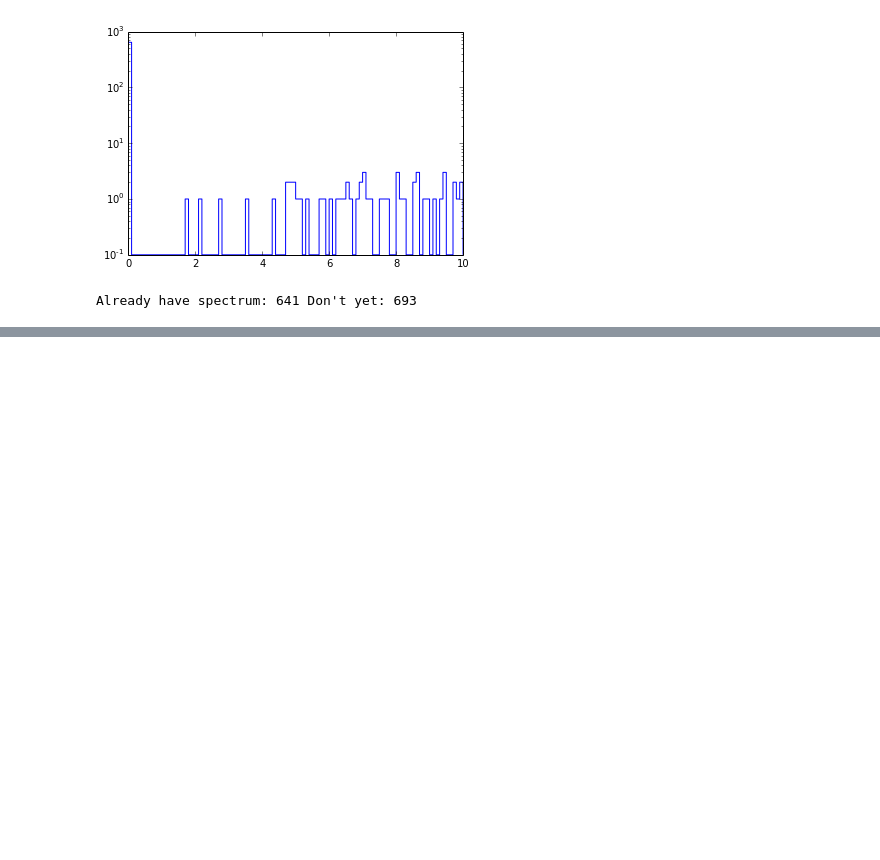
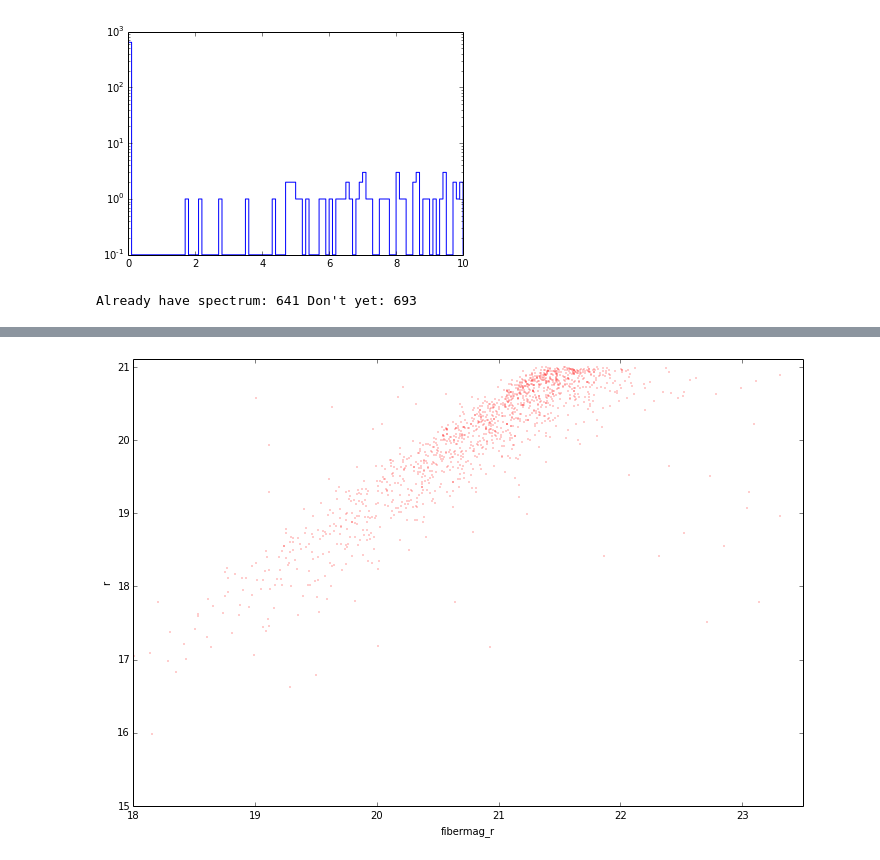
Before and after one commit to sagasurvey/erik, a Jupyter notebook: ipython_notebooks/2014May-MMTHecto.ipynb, the cells around one changed output, grey strips where cells are left out. Drawn from its saved outputs; the diff is of its cells as text; code cells hidden in the pictures; blank space fills up the shorter version.

```diff
--- a/ipython_notebooks/2014May-MMTHecto.ipynb
+++ b/ipython_notebooks/2014May-MMTHecto.ipynb
@@ -34,8 +34,8 @@ len(targs)
 Removing 179 objects at high z, keeping 4 (total of 43128 objects)
 1343
 # %%
-targs = targs[targs['fibermag_r']<23]
-len(targs)
+targs_fibcut = targs[targs['fibermag_r']<23]
+len(targs_fibcut)
 # %% [output]
 1334
 # %%
@@ -74,0 +106,9 @@ Already have spectrum: 641 Don't yet: 693
+# %%
+figure(figsize=(12,8))
+plot(targs['fibermag_r'],targs['r'],'.r',alpha=.8,ms=1);
+plt.xlabel('fibermag_r')
+plt.ylabel('r')
+plt.xlim(18,23.5)
+plt.ylim(15,21.1);
+# %% [output]
+[figure, added]
```
Also changed, not shown: parts of 6 cells of this notebook, 1 other file.
